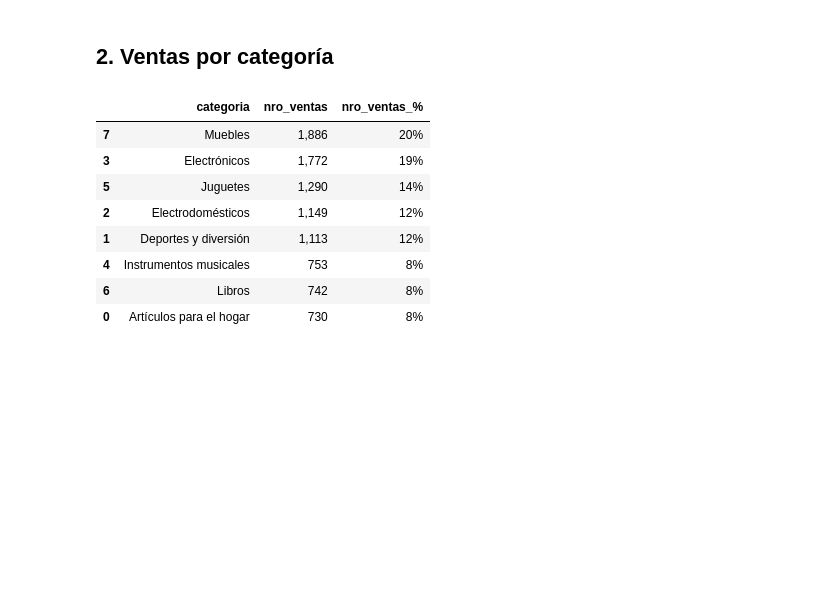
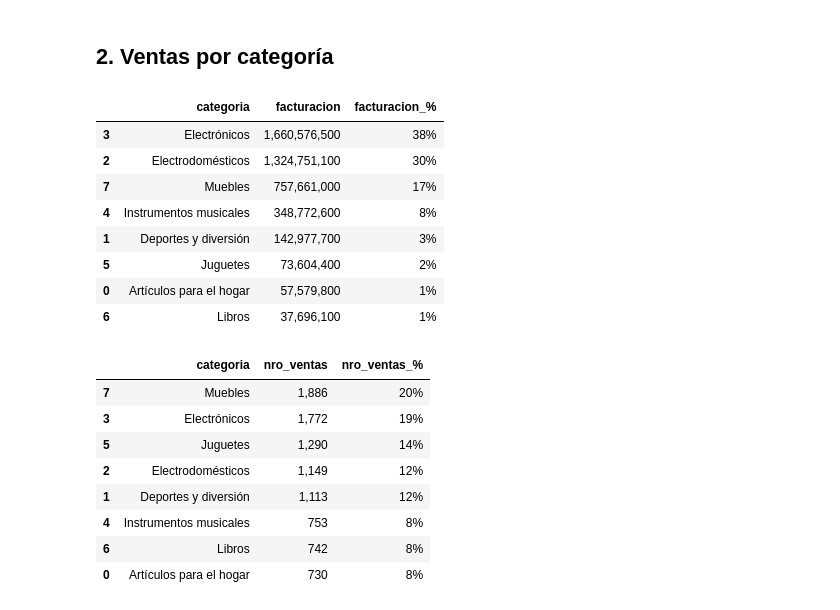
Before and after one commit to rmedi21/challenge-alura-store, a Jupyter notebook: AluraStoreLatam.ipynb, the cells around one changed output. Saved outputs shown, nothing was run; the diff lists cells and outputs as text; code cells hidden in the pictures; blank space fills up the shorter version.

```diff
--- a/AluraStoreLatam.ipynb
+++ b/AluraStoreLatam.ipynb
@@ -103,13 +103,13 @@ total_nro_ventas = df_tiendas['precio'].count()
 df_ventas_group = df_tiendas.groupby(['categoria', 'tienda']) \
                             .agg(facturacion=('precio', 'sum'), nro_ventas=('tienda', 'count')) \
                             .reset_index()
-
 df_categoria_group = df_ventas_group.groupby('categoria') \
                                     .agg({'facturacion': 'sum', 'nro_ventas': 'sum'}) \
 
-df_categoria_group['facturacion_%'] = df_ventas_group.groupby('categoria').apply(lambda x: x['facturacion'].sum()/total_facturacion)
-df_categoria_group['nro_ventas_%'] = df_ventas_group.groupby('categoria').apply(lambda x: x['nro_ventas'].sum()/total_nro_ventas)
-
+df_categoria_group['facturacion_%'] = df_ventas_group.groupby('categoria').apply(lambda x: x['facturacion'].sum()/total_facturacion,
+                                                                                 include_groups=False)
+df_categoria_group['nro_ventas_%'] = df_ventas_group.groupby('categoria').apply(lambda x: x['nro_ventas'].sum()/total_nro_ventas,
+                                                                                include_groups=False)
 df_categoria_group.reset_index(inplace=True)
 # %%
 # FUNCIONES AUXILIARES
@@ -140,13 +139,23 @@ def exportar_dataframe(df, nombre):
 # %%
 # Facturacion por categoria
 # Electronicos y Electrodomesticos representan el 68% de factuacion
 # Electronicos, Electrodomesticos y Muebles ocupan el 85% de factuacion
 cols = ['categoria', 'facturacion', 'facturacion_%']
 df = df_categoria_group[cols].sort_values('facturacion', ascending=False)
 df.style.format({'facturacion': '{:,.0f}', 'facturacion_%': '{:,.0%}'})
 
-df = df.astype(dtype= {"facturacion": "int64", "facturacion_%": "float32"})
-exportar_dataframe(df, 'tabla_categorias')
+# df = df.astype(dtype= {"facturacion": "int64", "facturacion_%": "float32"})
+# exportar_dataframe(df, 'tabla_categorias')
+# %% [output]
+|  | categoria | facturacion | facturacion_% |
+| 3 | Electrónicos | 1,660,576,500 | 38% |
+| 2 | Electrodomésticos | 1,324,751,100 | 30% |
+| 7 | Muebles | 757,661,000 | 17% |
+| 4 | Instrumentos musicales | 348,772,600 | 8% |
+| 1 | Deportes y diversión | 142,977,700 | 3% |
+| 5 | Juguetes | 73,604,400 | 2% |
+| 0 | Artículos para el hogar | 57,579,800 | 1% |
+| 6 | Libros | 37,696,100 | 1% |
 # %%
 # Numero de ventas por categoria
 # Muebles y Electronicos son los mas vendidos
```
Also changed, not shown: parts of 9 cells of this notebook.
